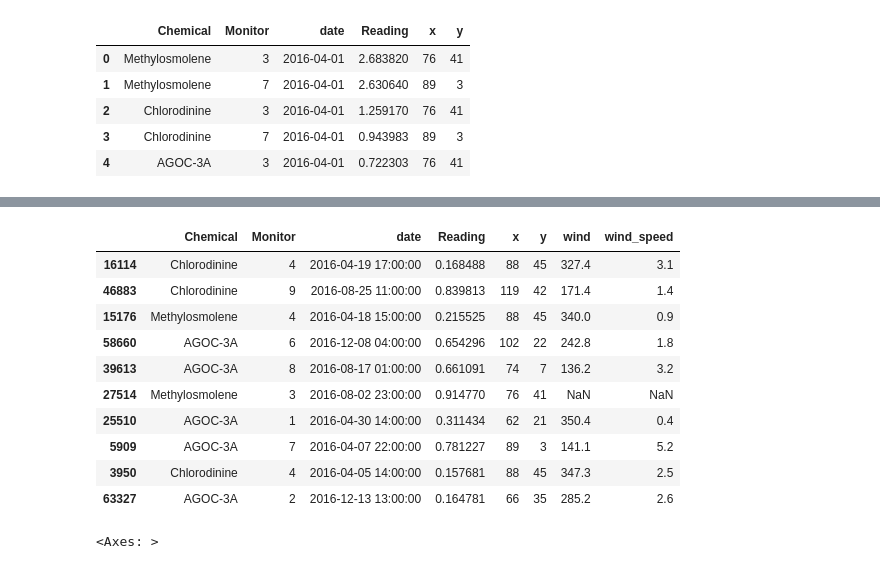
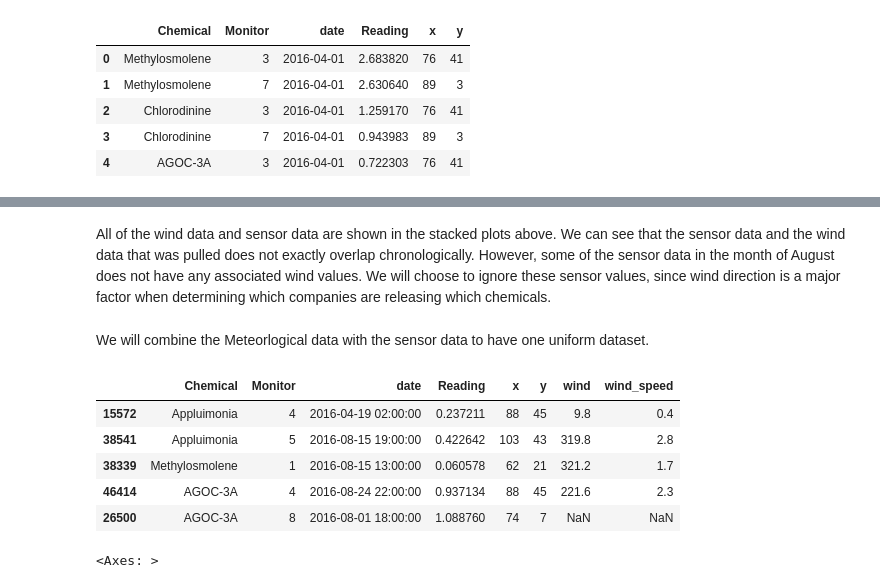
Before and after one commit to guevelel/COMP4449_Plume_Analysis, a Jupyter notebook: P7_Plume_COMP4449.ipynb, the cells around one changed output, grey strips where cells are left out. Cells and saved outputs as stored; diff of their text form; code cells hidden in the pictures.

```diff
--- a/P7_Plume_COMP4449.ipynb
+++ b/P7_Plume_COMP4449.ipynb
@@ -164,39 +170,41 @@ sensor.head()
+# %% [markdown]
+All of the wind data and sensor data are shown in the stacked plots above. We can see that the sensor data and the wind data that was pulled does not exactly overlap chronologically. However, some of the sensor data in the month of August does not have any associated wind values. We will choose to ignore these sensor values, since wind direction is a major factor when determining which companies are releasing which chemicals.
+# %% [markdown]
+We will combine the Meteorlogical data with the sensor data to have one uniform dataset.
 # %%
 #Add wind direction and speed as columns to sensor data:
 
 meteor_dates = meteor['Date'].tolist()
 
+#Function to add wind values based on overlapping dates:
 def add_wind(row):
   if row['date'] in meteor_dates:
     return meteor.loc[meteor['Date'] == row['date']]['Wind Direction'].tolist()[0]
   else:
     if row['date'] - timedelta(hours=1) in meteor_dates:
       return meteor.loc[meteor['Date'] == (row['date']- timedelta(hours=1))]['Wind Direction'].tolist()[0]
     if row['date'] - timedelta(hours=2) in meteor_dates:
       return meteor.loc[meteor['Date'] == (row['date']- timedelta(hours=2))]['Wind Direction'].tolist()[0]
 
+#Function to add wind values based on overlapping dates:
 def add_windspeed(row):
   if row['date'] in meteor_dates:
     return meteor.loc[meteor['Date'] == row['date']]['Wind Speed (m/s)'].tolist()[0]
   else:
     if row['date'] - timedelta(hours=1) in meteor_dates:
       return meteor.loc[meteor['Date'] == (row['date']- timedelta(hours=1))]['Wind Speed (m/s)'].tolist()[0]
     if row['date'] - timedelta(hours=2) in meteor_dates:
       return meteor.loc[meteor['Date'] == (row['date']- timedelta(hours=2))]['Wind Speed (m/s)'].tolist()[0]
 
+#Apply the functions to add wind direction and speed values to the sensor dataframe:
 sensor['wind'] = sensor.apply(lambda row: add_wind(row), axis=1)
 sensor['wind_speed'] = sensor.apply(lambda row: add_windspeed(row), axis=1)
-sensor.sample(10)
+sensor.sample(5)
 # %% [output]
 |  | Chemical | Monitor | date | Reading | x | y | wind | wind_speed |
-| 16114 | Chlorodinine | 4 | 2016-04-19 17:00:00 | 0.168488 | 88 | 45 | 327.4 | 3.1 |
-| 46883 | Chlorodinine | 9 | 2016-08-25 11:00:00 | 0.839813 | 119 | 42 | 171.4 | 1.4 |
-| 15176 | Methylosmolene | 4 | 2016-04-18 15:00:00 | 0.215525 | 88 | 45 | 340.0 | 0.9 |
-| 58660 | AGOC-3A | 6 | 2016-12-08 04:00:00 | 0.654296 | 102 | 22 | 242.8 | 1.8 |
-| 39613 | AGOC-3A | 8 | 2016-08-17 01:00:00 | 0.661091 | 74 | 7 | 136.2 | 3.2 |
-| 27514 | Methylosmolene | 3 | 2016-08-02 23:00:00 | 0.914770 | 76 | 41 | NaN | NaN |
-| 25510 | AGOC-3A | 1 | 2016-04-30 14:00:00 | 0.311434 | 62 | 21 | 350.4 | 0.4 |
-| 5909 | AGOC-3A | 7 | 2016-04-07 22:00:00 | 0.781227 | 89 | 3 | 141.1 | 5.2 |
-| 3950 | Chlorodinine | 4 | 2016-04-05 14:00:00 | 0.157681 | 88 | 45 | 347.3 | 2.5 |
-| 63327 | AGOC-3A | 2 | 2016-12-13 13:00:00 | 0.164781 | 66 | 35 | 285.2 | 2.6 |
+| 15572 | Appluimonia | 4 | 2016-04-19 02:00:00 | 0.237211 | 88 | 45 | 9.8 | 0.4 |
+| 38541 | Appluimonia | 5 | 2016-08-15 19:00:00 | 0.422642 | 103 | 43 | 319.8 | 2.8 |
+| 38339 | Methylosmolene | 1 | 2016-08-15 13:00:00 | 0.060578 | 62 | 21 | 321.2 | 1.7 |
+| 46414 | AGOC-3A | 4 | 2016-08-24 22:00:00 | 0.937134 | 88 | 45 | 221.6 | 2.3 |
+| 26500 | AGOC-3A | 8 | 2016-08-01 18:00:00 | 1.088760 | 74 | 7 | NaN | NaN |
 # %%
```
Also changed, not shown: parts of 76 cells of this notebook.
